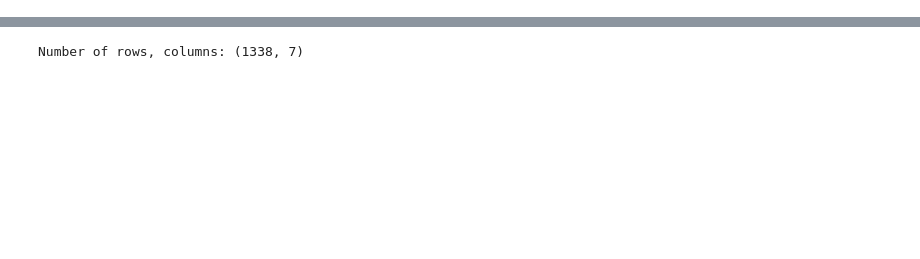
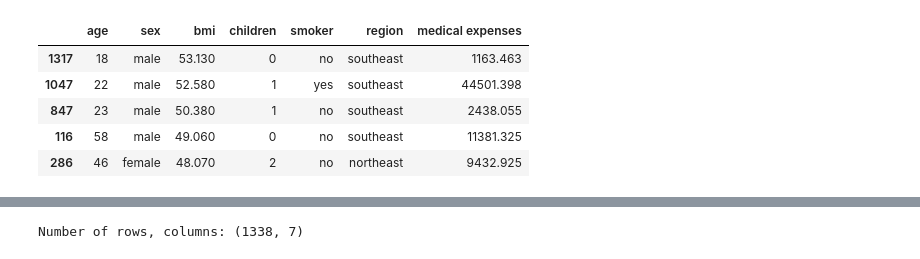
Before and after one commit to data301-2020-winter2/course-project-group_1010, a Jupyter notebook: Analysis/Analysis_KadieWert/Milestone2/EDA.ipynb, the cells around one changed output, grey strips where cells are left out. Saved outputs shown, nothing was run; the diff lists cells and outputs as text; code cells hidden in the pictures; blank space fills up the shorter version.

```diff
--- a/Analysis/Analysis_KadieWert/Milestone2/EDA.ipynb
+++ b/Analysis/Analysis_KadieWert/Milestone2/EDA.ipynb
@@ -22,0 +25,14 @@ data.head(15)
+# %%
+dt=data
+dt = (pd.read_csv('https://gist.githubusercontent.com/meperezcuello/82a9f1c1c473d6585e750ad2e3c05a41/raw/d42d226d0dd64e7f5395a0eec1b9190a10edbc03/Medical_Cost.csv')
+    .rename(columns={"charges": "medical expenses"})
+    .sort_values("bmi", ascending=False)
+       )
+dt.head(5)
+# %% [output]
+|  | age | sex | bmi | children | smoker | region | medical expenses |
+| 1317 | 18 | male | 53.130 | 0 | no | southeast | 1163.463 |
+| 1047 | 22 | male | 52.580 | 1 | yes | southeast | 44501.398 |
+| 847 | 23 | male | 50.380 | 1 | no | southeast | 2438.055 |
+| 116 | 58 | male | 49.060 | 0 | no | southeast | 11381.325 |
+| 286 | 46 | female | 48.070 | 2 | no | northeast | 9432.925 |
```
Also changed, not shown: parts of 13 cells of this notebook, 3 other files.
